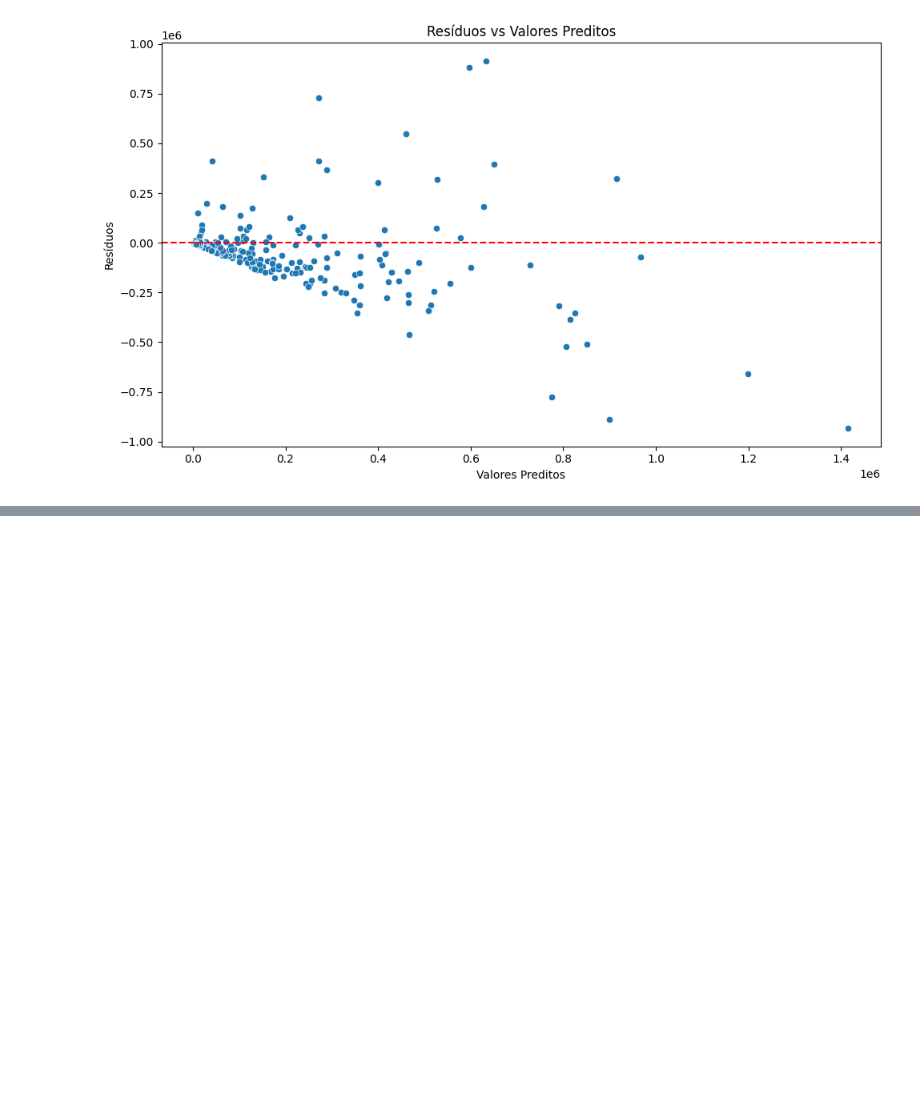
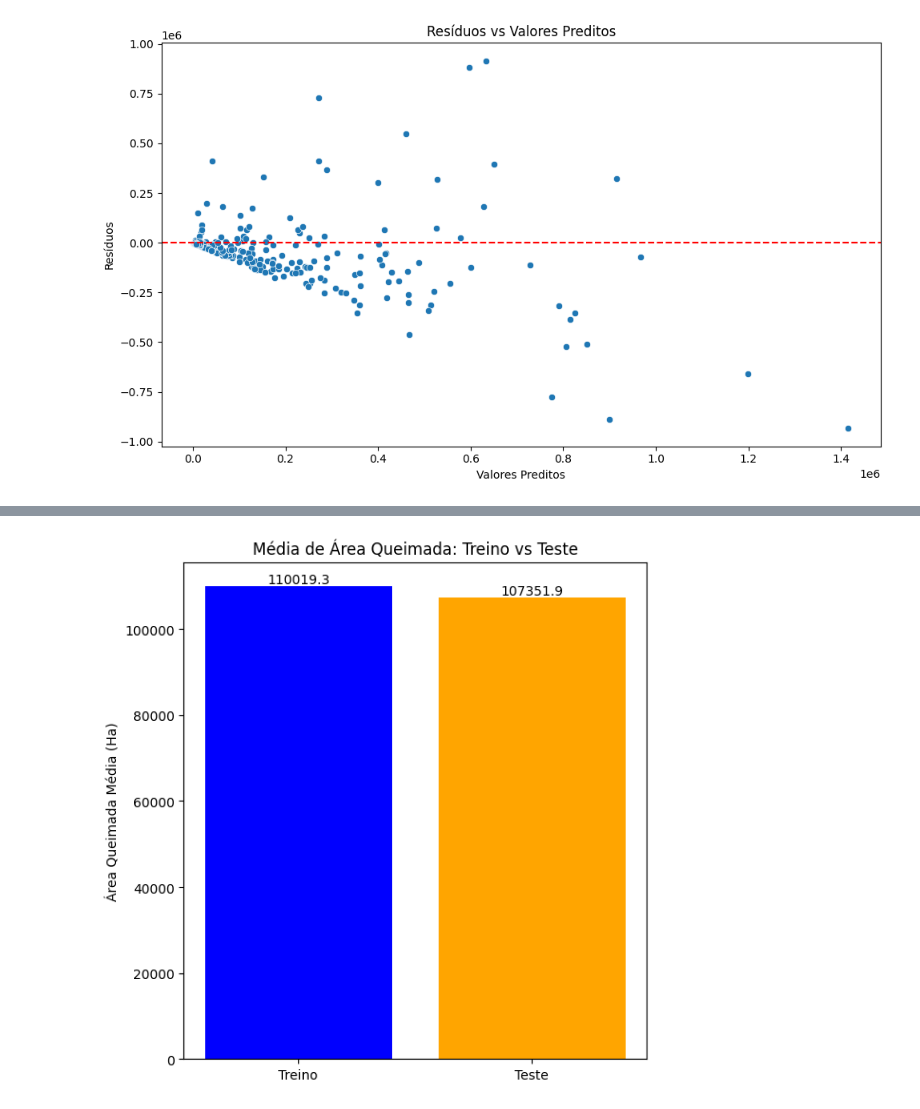
Before and after one commit to SirSirocco/DataScience_2025_1, a Jupyter notebook: random_forest.ipynb, the cells around one changed output, grey strips where cells are left out. Cells and saved outputs as stored; diff of their text form; code cells hidden in the pictures; blank space fills up the shorter version.

```diff
--- a/random_forest.ipynb
+++ b/random_forest.ipynb
@@ -304,0 +332,19 @@ plt.show()
+# %%
+# --- Análise de médias de área queimada por treino e teste ---
+area_mean_train = df[df[YEAR] <= YEAR_DIV][TARGET].mean()
+area_mean_test = df[df[YEAR] > YEAR_DIV][TARGET].mean()
+
+plt.figure(figsize=(6, 6))
+bars = plt.bar(["Treino", "Teste"], [area_mean_train, area_mean_test], color=["blue", "orange"])
+plt.title("Média de Área Queimada: Treino vs Teste")
+plt.ylabel("Área Queimada Média (Ha)")
+
+# Adiciona valores acima das barras
+for bar in bars:
+    height = bar.get_height()
+    plt.text(bar.get_x() + bar.get_width() / 2.0, height, f"{height:.1f}", ha="center", va="bottom")
+
+plt.tight_layout()
+plt.show()
+# %% [output]
+[figure, added]
```
Also changed, not shown: parts of 9 cells of this notebook.
